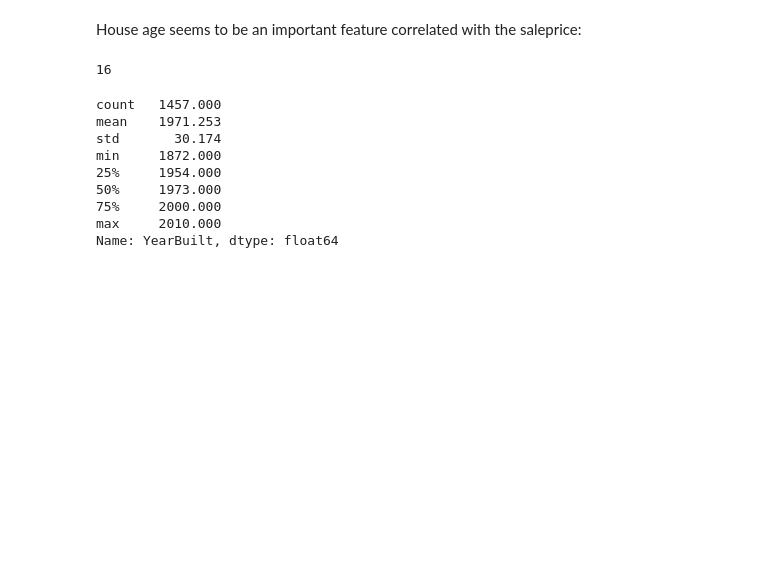
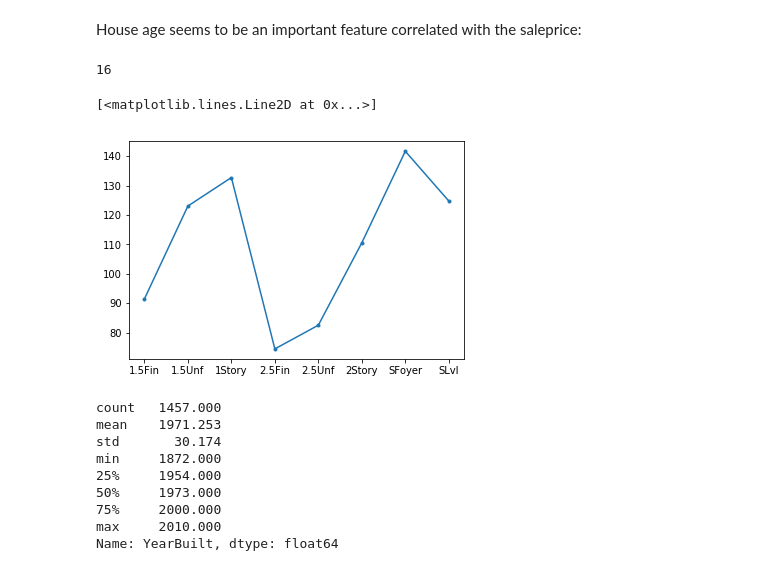
Before and after one commit to hamedrazavi/house_price_prediction_kaggle, a Jupyter notebook: house_prices_prediction_kaggle.ipynb, the cells around one changed output. Saved outputs shown, nothing was run; the diff lists cells and outputs as text; code cells hidden in the pictures; blank space fills up the shorter version.

```diff
--- a/house_prices_prediction_kaggle.ipynb
+++ b/house_prices_prediction_kaggle.ipynb
@@ -517,12 +517,20 @@ House age seems to be an important feature correlated with the saleprice:
 ngbhrData = trData[['NeighborhoodCode', 'PricePerArea']].groupby('NeighborhoodCode').mean()
 MSSubClassVsPricePerArea = combinedData[['MSSubClass', 'PricePerArea']].groupby('MSSubClass').mean()
 MSZoningVsPricePerArea = trData[['MSZoning', 'PricePerArea']].groupby('MSZoning').mean()
+HouseStylePricePerArea = combinedData[['HouseStyle', 'PricePerArea']].groupby('HouseStyle').mean()
+SaleTypePricePerArea = combinedData[['SaleType', 'PricePerArea']].groupby('SaleType').mean()
+SaleConditionPricePerArea = combinedData[['SaleCondition', 'PricePerArea']].groupby('SaleCondition').mean()
 # %%
 MSSubClassVsPricePerArea.fillna(MSSubClassVsPricePerArea['PricePerArea'].mean(), inplace = True)
 # %%
 len(combinedData['MSSubClass'].value_counts())
 # %% [output]
 16
+# %%
+plt.plot(HouseStylePricePerArea, '.-')
+# %% [output]
+[<matplotlib.lines.Line2D at 0x...>]
+[figure, added]
 # %%
 for data in data_list:
     data['NeighborhoodPrice'] = data['NeighborhoodCode'].apply(lambda x: ngbhrData['PricePerArea'][x])
```
Also changed, not shown: parts of 15 cells of this notebook.
